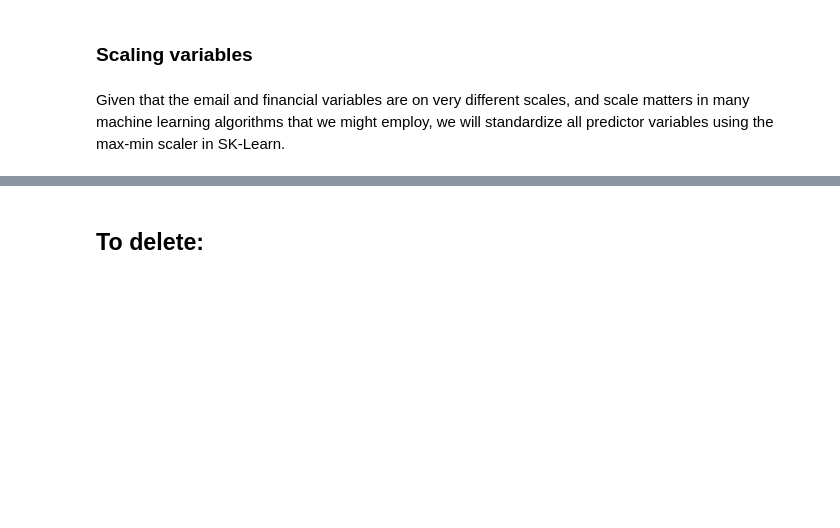
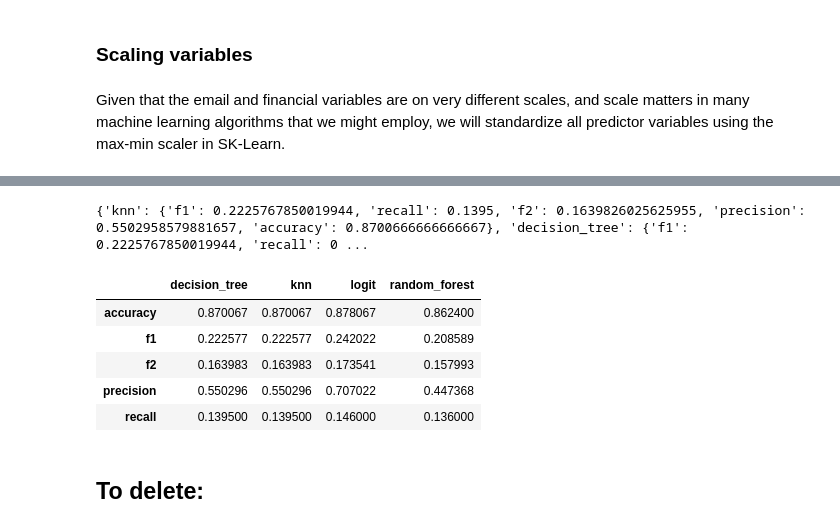
Before and after one commit to nyjgary/udacity_nanodegree, a Jupyter notebook: Enron/Enron.ipynb, the cells around one changed output, grey strips where cells are left out. Saved outputs shown, nothing was run; the diff lists cells and outputs as text; code cells hidden in the pictures; blank space fills up the shorter version.

Commit message:
evaluation metrics

```diff
--- a/Enron/Enron.ipynb
+++ b/Enron/Enron.ipynb
@@ -292,0 +337,18 @@ X = min_max_scaler.fit_transform(X_original) # predictor variables / feataures (
+# %%
+# Compute evaluation metrics
+
+from sklearn.metrics import accuracy_score
+from sklearn.metrics import precision_score
+from sklearn.metrics import recall_score
+from sklearn.metrics import f1_score
+
+metrics = {}
+for algo, y_pred in y_dict.iteritems():
+    d = {}
+    d['accuracy'] = round(accuracy_score(y_train, y_pred),3)
+    d['precision'] = round(precision_score(y_train, y_pred),3)
+    d['recall'] = round(recall_score(y_train, y_pred),3)
+    d['f1_score'] = round(f1_score(y_train, y_pred),3)
+    metrics[algo] = d
+
+pd.DataFrame(metrics)
@@ -293,3 +411,25 @@ X = min_max_scaler.fit_transform(X_original) # predictor variables / feataures (
+# %%
+from sklearn.ensemble import RandomForestClassifier
+from sklearn.neighbors import KNeighborsClassifier
+from sklearn.tree import DecisionTreeClassifier
+from sklearn.linear_model import LogisticRegression
+
+model_metrics = {}
+model_metrics['random_forest'] = test_classifier(RandomForestClassifier(), folds = 1000)
+model_metrics['knn'] = test_classifier(KNeighborsClassifier(), folds = 1000)
+model_metrics['decision_tree'] = test_classifier(KNeighborsClassifier(), folds = 1000)
+model_metrics['logit'] = test_classifier(LogisticRegression(), folds = 1000)
+# %% [output]
+{'knn': {'f1': 0.2225767850019944, 'recall': 0.1395, 'f2': 0.1639826025625955, 'precision': 0.5502958579881657, 'accuracy': 0.8700666666666667}, 'decision_tree': {'f1': 0.2225767850019944, 'recall': 0 ...
+# %%
+pd.DataFrame(model_metrics)
+# %% [output]
+|  | decision_tree | knn | logit | random_forest |
+| accuracy | 0.870067 | 0.870067 | 0.878067 | 0.862400 |
+| f1 | 0.222577 | 0.222577 | 0.242022 | 0.208589 |
+| f2 | 0.163983 | 0.163983 | 0.173541 | 0.157993 |
+| precision | 0.550296 | 0.550296 | 0.707022 | 0.447368 |
+| recall | 0.139500 | 0.139500 | 0.146000 | 0.136000 |
 # %% [markdown]
 ## To delete:
 # %%
```
Also changed, not shown: parts of 5 cells of this notebook.
